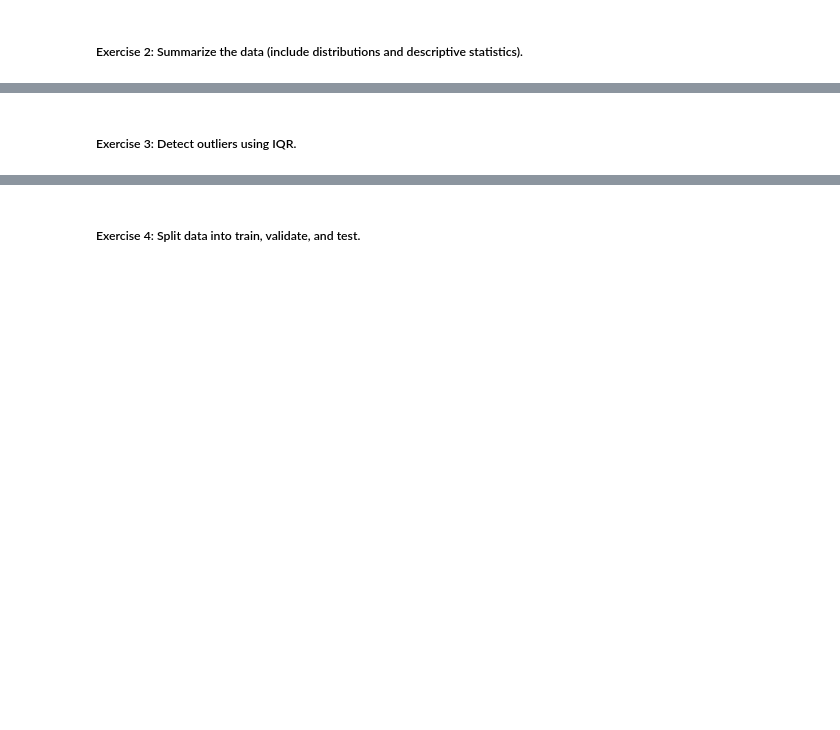
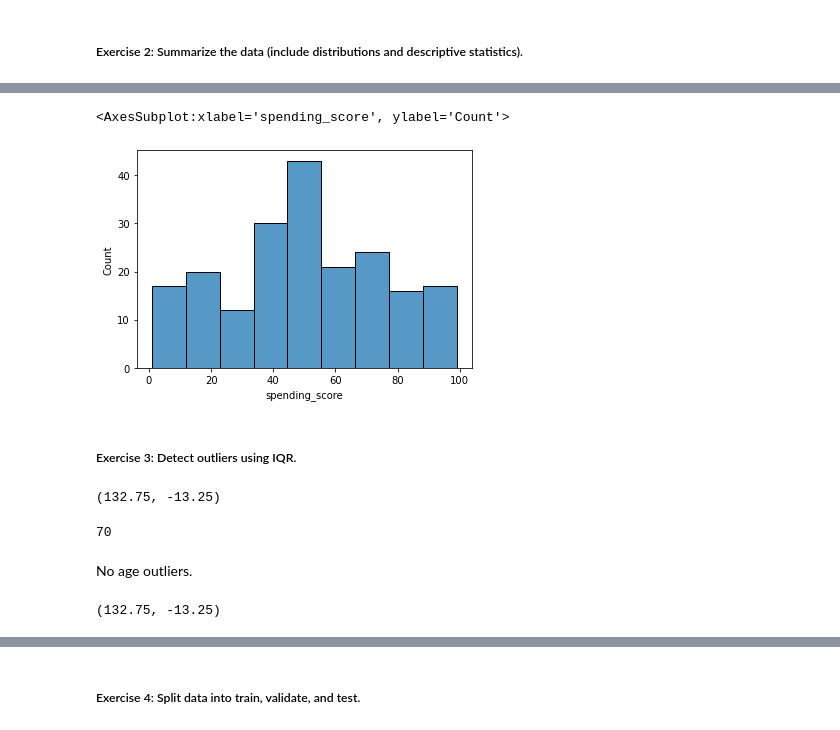
Before and after one commit to AndrewRachuig/clustering-exercises, a Jupyter notebook: zillow.ipynb, the cells around one changed output, grey strips where cells are left out. Cells and saved outputs as stored; diff of their text form; code cells hidden in the pictures; blank space fills up the shorter version.

```diff
--- a/zillow.ipynb
+++ b/zillow.ipynb
@@ -285,2 +324,7 @@ df.head()
+# %%
+sns.histplot(df.spending_score)
+# %% [output]
+<AxesSubplot:xlabel='spending_score', ylabel='Count'>
+[figure, added]
 # %% [markdown]
 ##### Exercise 3: Detect outliers using IQR.
@@ -286,0 +333,26 @@ df.head()
+# %%
+q1, q3 = df.annual_income.quantile([.25, .75])
+iqr = q3 - q1
+upper_bound = q3 + (1.5 * iqr)
+
+lower_bound = q1 - (1.5 * iqr)
+
+upper_bound, lower_bound
+# %% [output]
+(132.75, -13.25)
+# %%
+df.age.max()
+# %% [output]
+70
+# %% [markdown]
+No age outliers.
+# %%
+q1, q3 = df.annual_income.quantile([.25, .75])
+iqr = q3 - q1
+upper_bound = q3 + (1.5 * iqr)
+
+lower_bound = q1 - (1.5 * iqr)
+
+upper_bound, lower_bound
+# %% [output]
+(132.75, -13.25)
```
Also changed, not shown: parts of 23 cells of this notebook.
